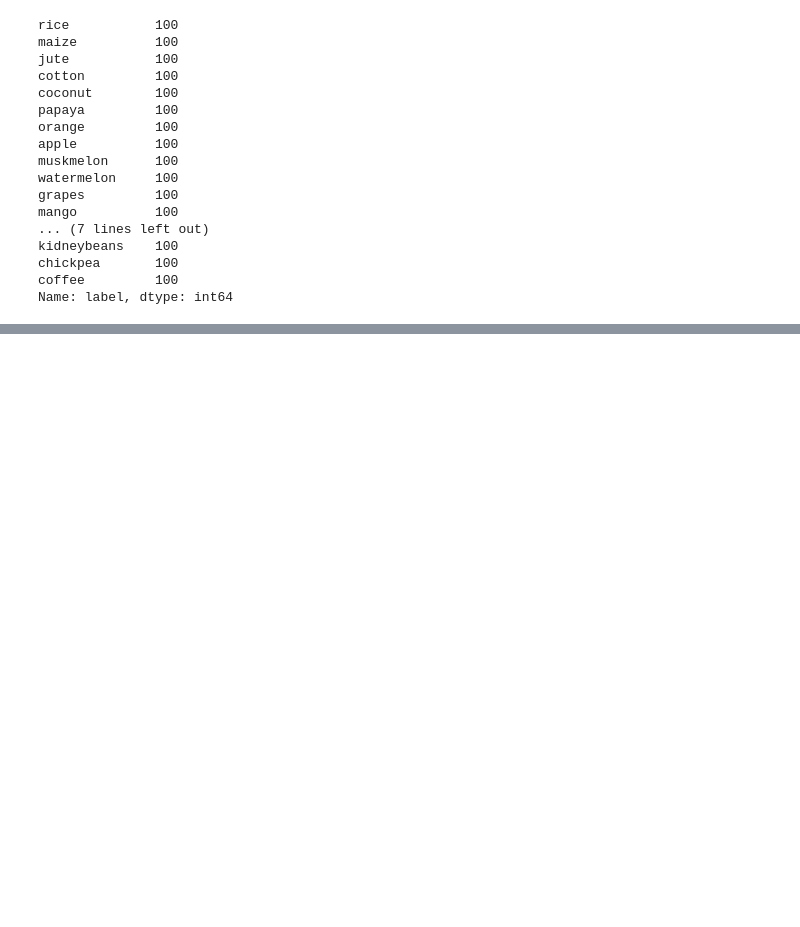
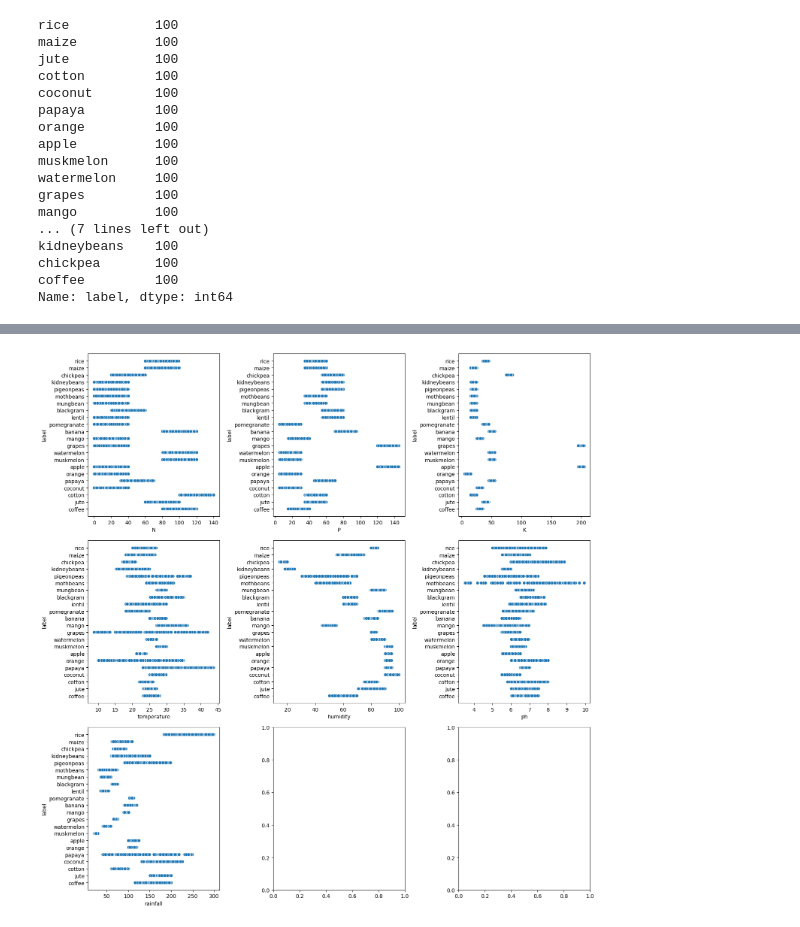
Before and after one commit to Shubhraweb89/Crop_Fertilizer_RS, a Jupyter notebook: crop.ipynb, the cells around one changed output, grey strips where cells are left out. Drawn from its saved outputs; the diff is of its cells as text; code cells hidden in the pictures; blank space fills up the shorter version.

```diff
--- a/crop.ipynb
+++ b/crop.ipynb
@@ -105,0 +126,9 @@ Name: label, dtype: int64
+# %%
+# Plotting a Scatter plot
+fig, ax = plt.subplots(3, 3, figsize=(15,15))
+for i, subplots in zip(features,ax.flatten()):
+    sns.scatterplot(x=i, y='label', data=crop, ax=subplots)
+plt.tight_layout()
+plt.show()
+# %% [output]
+[figure, added]
```
Also changed, not shown: parts of 12 cells of this notebook.
